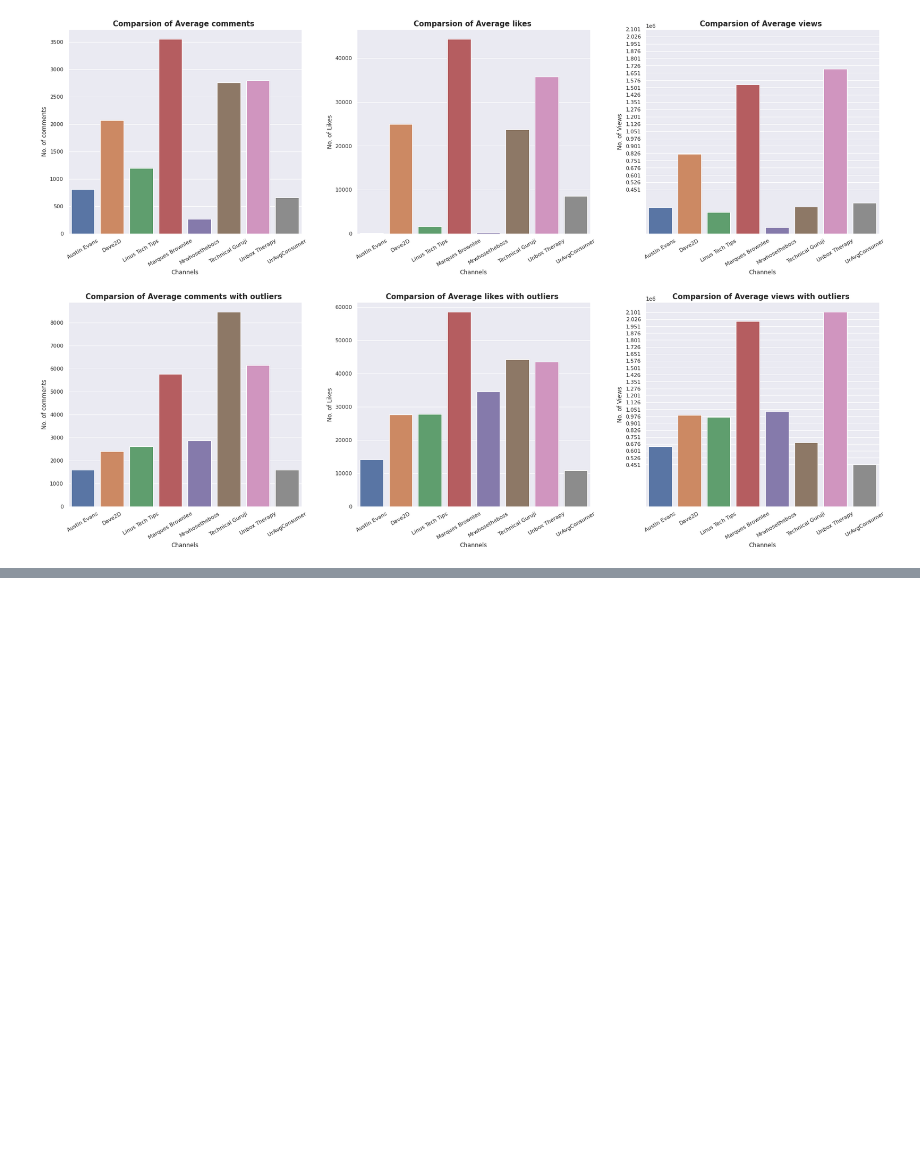
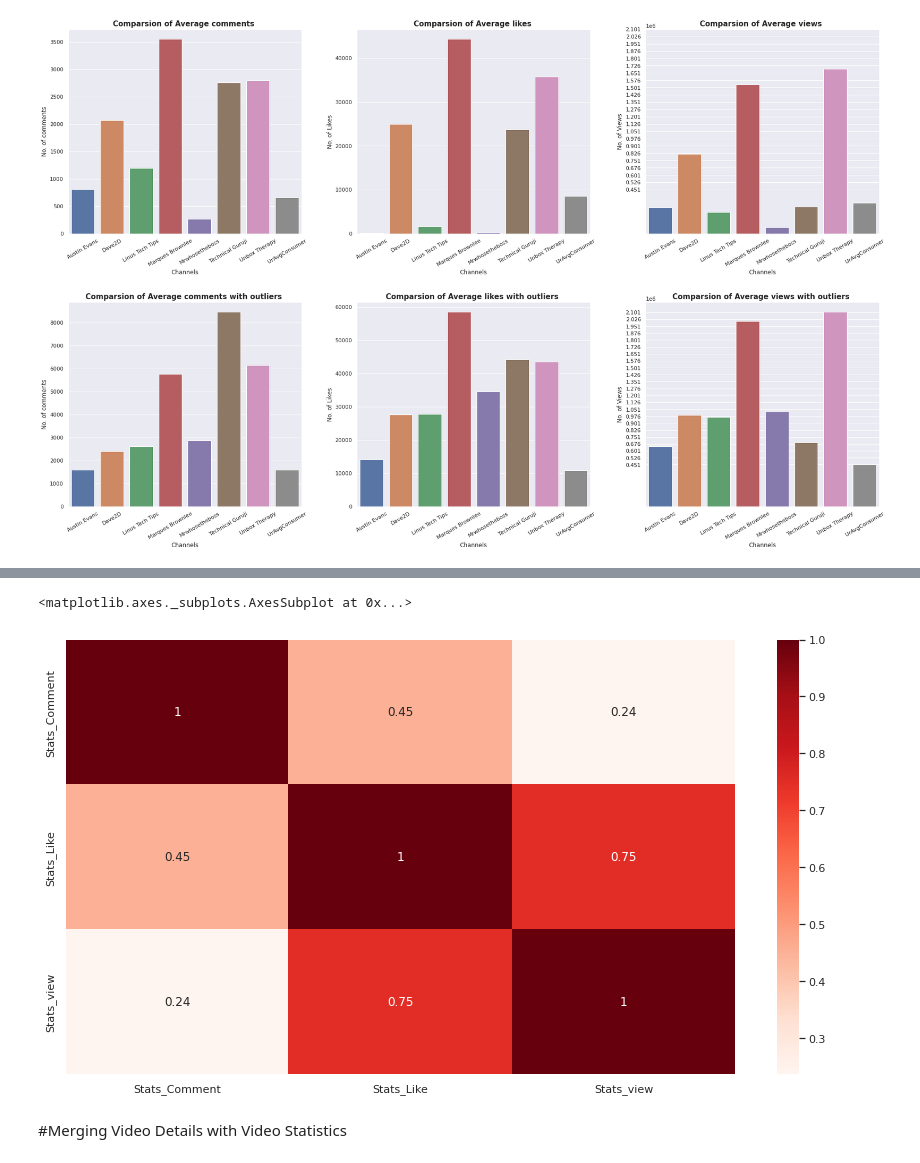
Before and after one commit to PyAshishMhatre/Channel-Analysis-using-Youtube-Data-API, a Jupyter notebook: YoutubeAnalysis.ipynb, the cells around one changed output, grey strips where cells are left out. Saved outputs shown, nothing was run; the diff lists cells and outputs as text; code cells hidden in the pictures; blank space fills up the shorter version.

```diff
--- a/YoutubeAnalysis.ipynb
+++ b/YoutubeAnalysis.ipynb
@@ -624,0 +632,11 @@ plt.show()
+# %%
+fig, ax = plt.subplots(figsize =(15, 8))
+corr_matrix=stats.drop(columns='Stats_Fav').corr()
+
+# plot it
+sns.heatmap(corr_matrix, cmap='Reds', annot=True)
+# %% [output]
+<matplotlib.axes._subplots.AxesSubplot at 0x...>
+[figure, added]
+# %% [markdown]
+#Merging Video Details with Video Statistics
```
Also changed, not shown: parts of 1 cell of this notebook.
